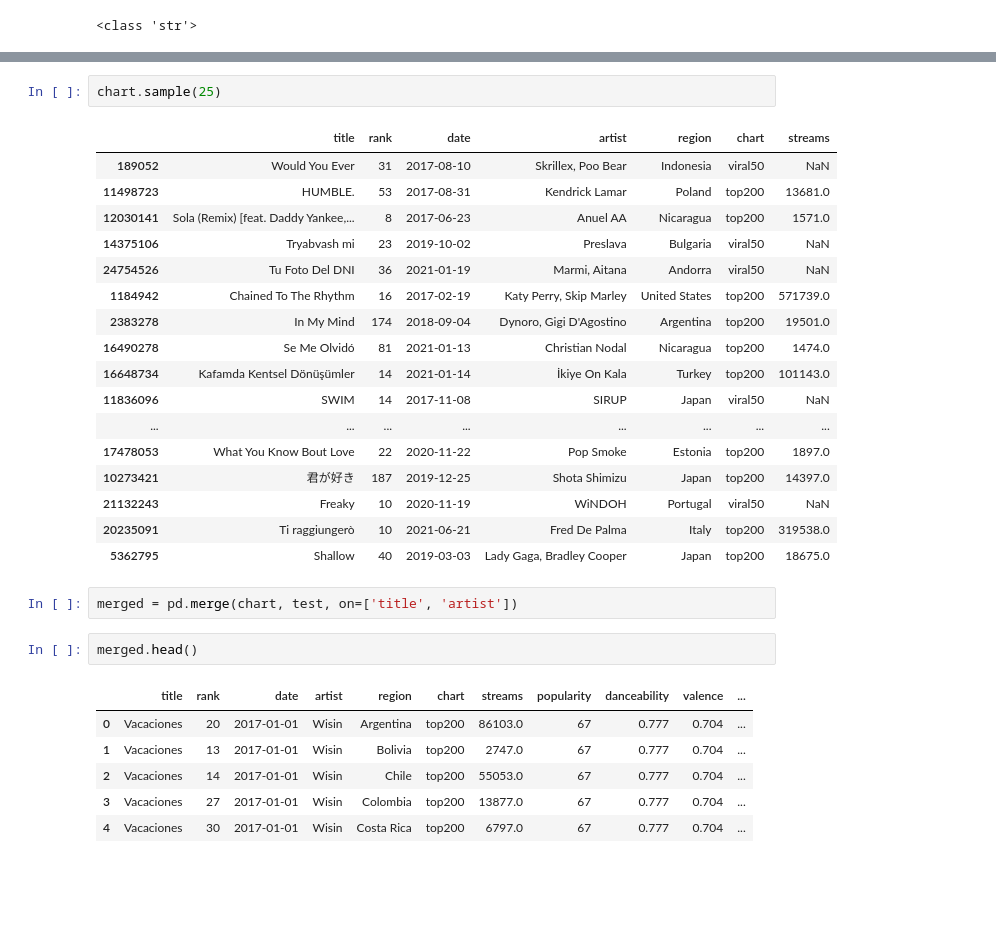
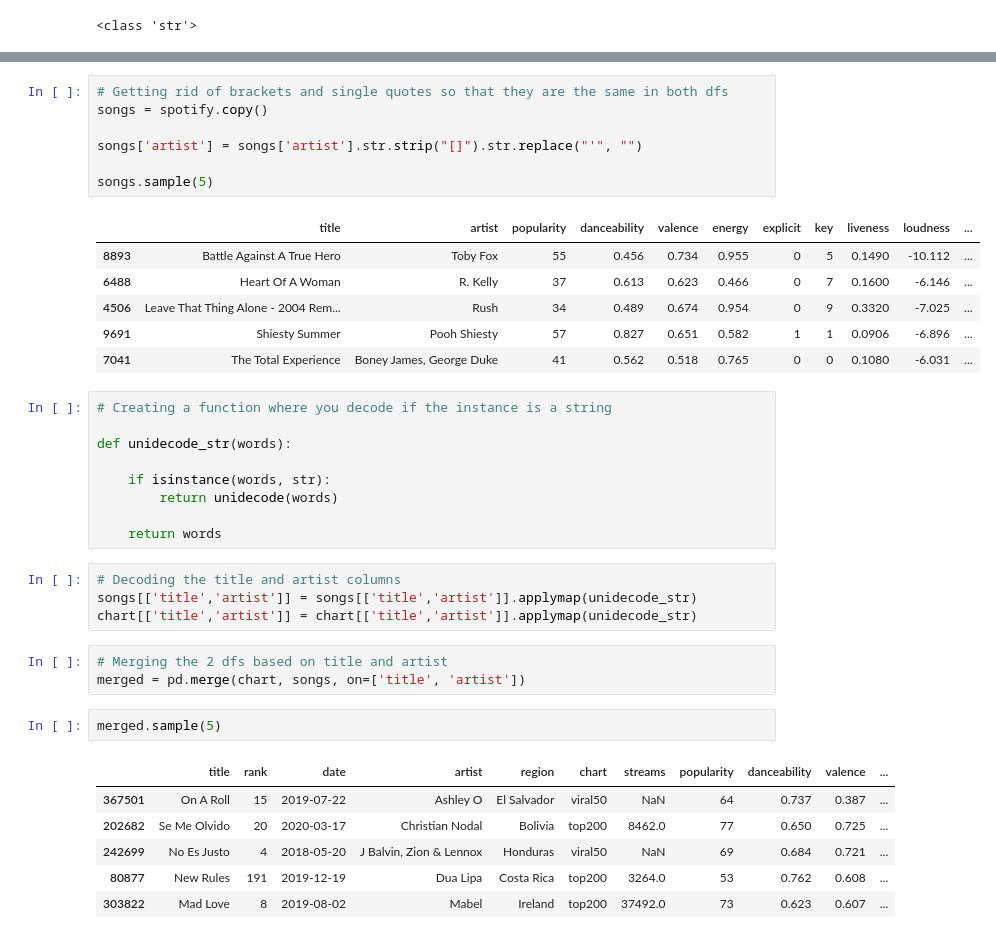
Before and after one commit to maik137/SpotifyCharts_EDA, a Jupyter notebook: SpotifyChart_MLext.ipynb, the cells around one changed output, grey strips where cells are left out. Saved outputs shown, nothing was run; the diff lists cells and outputs as text; blank space fills up the shorter version.

```diff
--- a/SpotifyChart_MLext.ipynb
+++ b/SpotifyChart_MLext.ipynb
@@ -147,34 +158,42 @@ test.sample(25)
-# %%
-chart.sample(25)
-# %% [output]
-|  | title | rank | date | artist | region | chart | streams |
-| 189052 | Would You Ever | 31 | 2017-08-10 | Skrillex, Poo Bear | Indonesia | viral50 | NaN |
-| 11498723 | HUMBLE. | 53 | 2017-08-31 | Kendrick Lamar | Poland | top200 | 13681.0 |
-| 12030141 | Sola (Remix) [feat. Daddy Yankee,... | 8 | 2017-06-23 | Anuel AA | Nicaragua | top200 | 1571.0 |
-| 14375106 | Tryabvash mi | 23 | 2019-10-02 | Preslava | Bulgaria | viral50 | NaN |
-| 24754526 | Tu Foto Del DNI | 36 | 2021-01-19 | Marmi, Aitana | Andorra | viral50 | NaN |
-| 1184942 | Chained To The Rhythm | 16 | 2017-02-19 | Katy Perry, Skip Marley | United States | top200 | 571739.0 |
-| 2383278 | In My Mind | 174 | 2018-09-04 | Dynoro, Gigi D'Agostino | Argentina | top200 | 19501.0 |
-| 16490278 | Se Me Olvidó | 81 | 2021-01-13 | Christian Nodal | Nicaragua | top200 | 1474.0 |
-| 16648734 | Kafamda Kentsel Dönüşümler | 14 | 2021-01-14 | İkiye On Kala | Turkey | top200 | 101143.0 |
-| 11836096 | SWIM | 14 | 2017-11-08 | SIRUP | Japan | viral50 | NaN |
-| ... | ... | ... | ... | ... | ... | ... | ... |
-| 17478053 | What You Know Bout Love | 22 | 2020-11-22 | Pop Smoke | Estonia | top200 | 1897.0 |
-| 10273421 | 君が好き | 187 | 2019-12-25 | Shota Shimizu | Japan | top200 | 14397.0 |
-| 21132243 | Freaky | 10 | 2020-11-19 | WiNDOH | Portugal | viral50 | NaN |
-| 20235091 | Ti raggiungerò | 10 | 2021-06-21 | Fred De Palma | Italy | top200 | 319538.0 |
-| 5362795 | Shallow | 40 | 2019-03-03 | Lady Gaga, Bradley Cooper | Japan | top200 | 18675.0 |
+# %%
+# Getting rid of brackets and single quotes so that they are the same in both dfs
+songs = spotify.copy()
+
+songs['artist'] = songs['artist'].str.strip("[]").str.replace("'", "")
+
+songs.sample(5)
+# %% [output]
+|  | title | artist | popularity | danceability | valence | energy | explicit | key | liveness | loudness | ... |
+| 8893 | Battle Against A True Hero | Toby Fox | 55 | 0.456 | 0.734 | 0.955 | 0 | 5 | 0.1490 | -10.112 | ... |
+| 6488 | Heart Of A Woman | R. Kelly | 37 | 0.613 | 0.623 | 0.466 | 0 | 7 | 0.1600 | -6.146 | ... |
+| 4506 | Leave That Thing Alone - 2004 Rem... | Rush | 34 | 0.489 | 0.674 | 0.954 | 0 | 9 | 0.3320 | -7.025 | ... |
+| 9691 | Shiesty Summer | Pooh Shiesty | 57 | 0.827 | 0.651 | 0.582 | 1 | 1 | 0.0906 | -6.896 | ... |
+| 7041 | The Total Experience | Boney James, George Duke | 41 | 0.562 | 0.518 | 0.765 | 0 | 0 | 0.1080 | -6.031 | ... |
+# %%
+# Creating a function where you decode if the instance is a string
+
+def unidecode_str(words):
+
+    if isinstance(words, str):
+        return unidecode(words)
+
+    return words
+# %%
+# Decoding the title and artist columns
+songs[['title','artist']] = songs[['title','artist']].applymap(unidecode_str)
+chart[['title','artist']] = chart[['title','artist']].applymap(unidecode_str)
 # %%
-merged = pd.merge(chart, test, on=['title', 'artist'])
+# Merging the 2 dfs based on title and artist
+merged = pd.merge(chart, songs, on=['title', 'artist'])
-# %%
-merged.head()
-# %% [output]
-|  | title | rank | date | artist | region | chart | streams | popularity | danceability | valence | ... |
-| 0 | Vacaciones | 20 | 2017-01-01 | Wisin | Argentina | top200 | 86103.0 | 67 | 0.777 | 0.704 | ... |
-| 1 | Vacaciones | 13 | 2017-01-01 | Wisin | Bolivia | top200 | 2747.0 | 67 | 0.777 | 0.704 | ... |
-| 2 | Vacaciones | 14 | 2017-01-01 | Wisin | Chile | top200 | 55053.0 | 67 | 0.777 | 0.704 | ... |
-| 3 | Vacaciones | 27 | 2017-01-01 | Wisin | Colombia | top200 | 13877.0 | 67 | 0.777 | 0.704 | ... |
-| 4 | Vacaciones | 30 | 2017-01-01 | Wisin | Costa Rica | top200 | 6797.0 | 67 | 0.777 | 0.704 | ... |
+# %%
+merged.sample(5)
+# %% [output]
+|  | title | rank | date | artist | region | chart | streams | popularity | danceability | valence | ... |
+| 367501 | On A Roll | 15 | 2019-07-22 | Ashley O | El Salvador | viral50 | NaN | 64 | 0.737 | 0.387 | ... |
+| 202682 | Se Me Olvido | 20 | 2020-03-17 | Christian Nodal | Bolivia | top200 | 8462.0 | 77 | 0.650 | 0.725 | ... |
+| 242699 | No Es Justo | 4 | 2018-05-20 | J Balvin, Zion & Lennox | Honduras | viral50 | NaN | 69 | 0.684 | 0.721 | ... |
+| 80877 | New Rules | 191 | 2019-12-19 | Dua Lipa | Costa Rica | top200 | 3264.0 | 53 | 0.762 | 0.608 | ... |
+| 303822 | Mad Love | 8 | 2019-08-02 | Mabel | Ireland | top200 | 37492.0 | 73 | 0.623 | 0.607 | ... |
 # %%
 merged.info()
 # %% [output]
```
Also changed, not shown: parts of 30 cells of this notebook.
